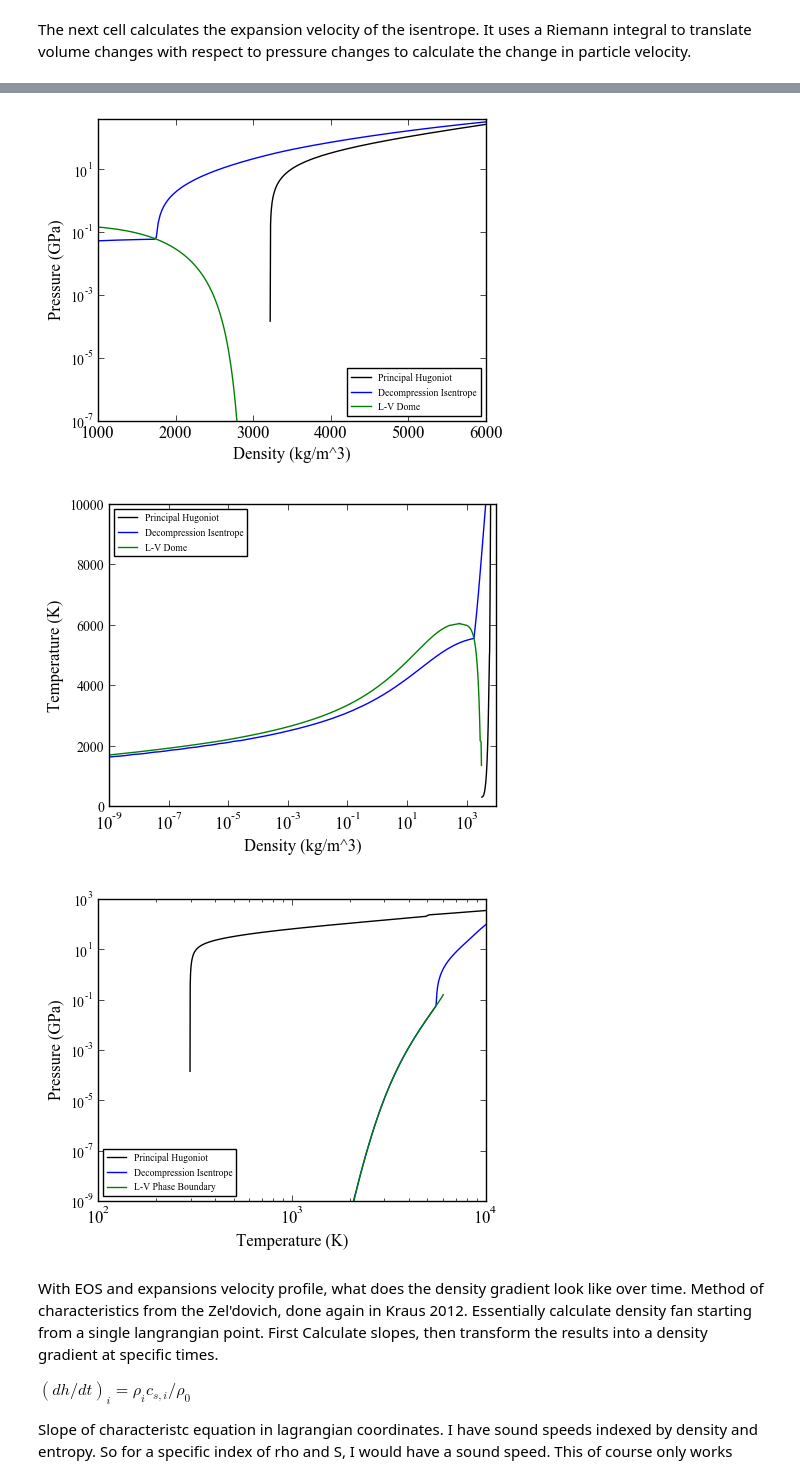
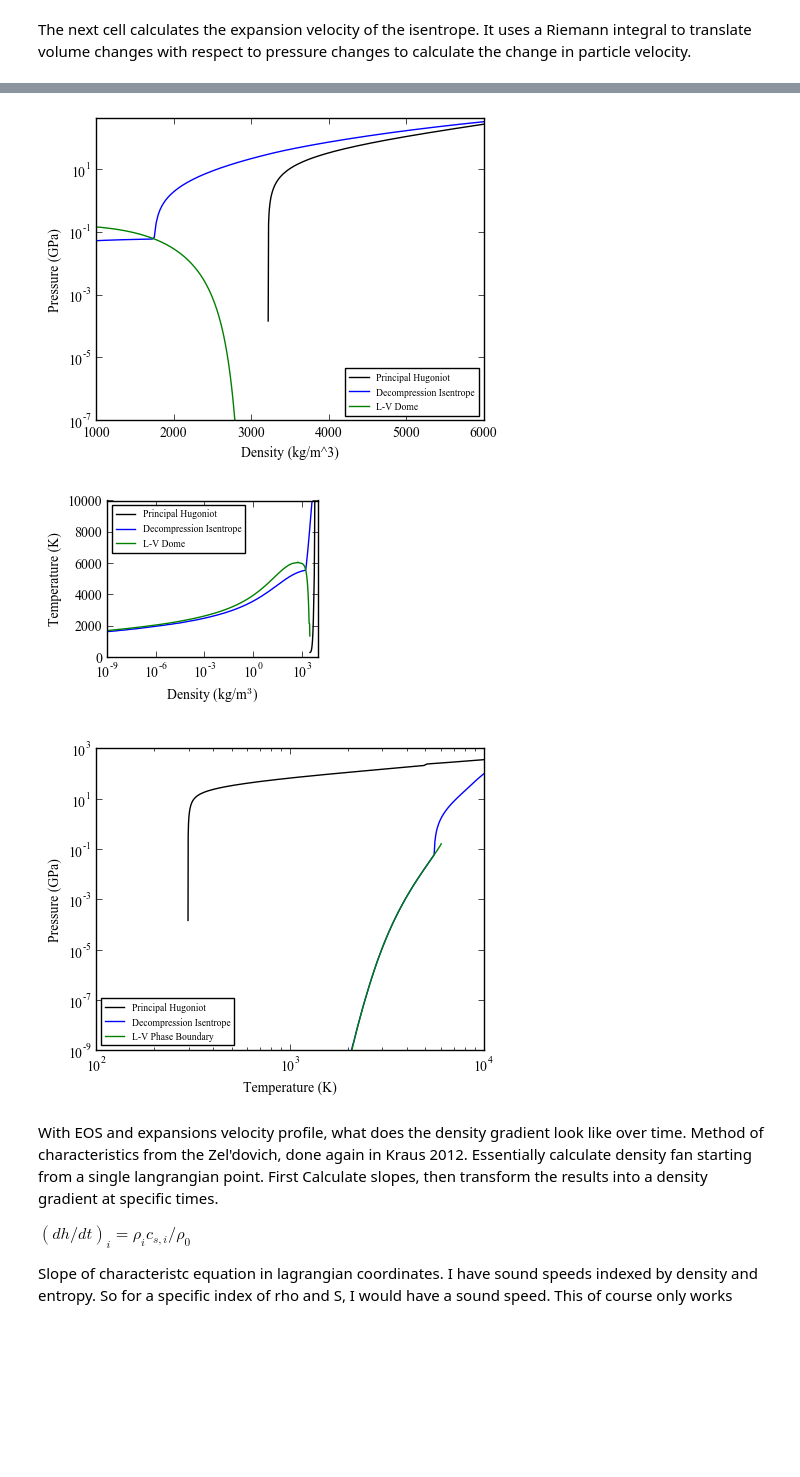
Before and after one commit to edavi006/Forsterite_Stagnation, a Jupyter notebook: L-V_Dome_DepressedTCalc.ipynb, the cells around one changed output, grey strips where cells are left out. Drawn from its saved outputs; the diff is of its cells as text; code cells hidden in the pictures; blank space fills up the shorter version.

```diff
--- a/L-V_Dome_DepressedTCalc.ipynb
+++ b/L-V_Dome_DepressedTCalc.ipynb
@@ -81,10 +81,10 @@ import eostable as eos
 
 ########Plot Parameters begin############3
 #These control font size in plots.
-params = {'legend.fontsize': 12,
-         'axes.labelsize': 12,
-         'axes.titlesize':12,
-         'xtick.labelsize':12,
+params = {'legend.fontsize': 10,
+         'axes.labelsize': 10,
+         'axes.titlesize':10,
+         'xtick.labelsize':10,
          'ytick.labelsize':10}
 from cycler import cycler
 plt.rcParams['axes.prop_cycle'] = cycler(color='bgrcmyk')
@@ -409,7 +409,8 @@ plt.xlim(1000,6000)
 plt.savefig('P_Rho_decompression_lin.pdf', format='pdf', dpi=1000)
 
 ##/t-rho###
-plt.figure()
+#plt.figure()
+plt.figure(figsize=[3,2.4])
 plt.plot(forsthug.rho,forsthug.T,'-',color='black',label='Principal Hugoniot')
 plt.plot(forstEOS.rho[:P_ind+1],forstEOS.T[S_ind,:P_ind+1],'-',color='blue',label='Decompression Isentrope')
 plt.plot(NewEOS.vc.rl*1000,NewEOS.vc.T,'-',color='green',label='L-V Dome')
@@ -420,12 +421,13 @@ plt.semilogx()
 
 
 plt.ylabel('Temperature (K)')
-plt.xlabel('Density (kg/m^3)')
+plt.xlabel('Density (kg/m$^3$)')
 plt.legend(loc='best', fontsize='x-small',numpoints=1,scatterpoints=1)
 
 #plt.xlim(0,20)
 plt.ylim(0,10000)
 plt.xlim(10**(-9),10000)
+plt.tight_layout()
 plt.savefig('T_Rho_decompression.pdf', format='pdf', dpi=1000)
 
 ##P-T###
@@ -456,6 +458,6 @@ plt.show()
-[figure, old version]
+[figure, new version]
-[figure, old version]
+[figure, new version]
-[figure, old version]
+[figure, new version]
 # %% [markdown]
 With EOS and expansions velocity profile, what does the density gradient look like over time. Method of characteristics from the Zel'dovich, done again in Kraus 2012. Essentially calculate density fan starting from a single langrangian point. First Calculate slopes, then transform the results into a density gradient at specific times.
 
```
Also changed, not shown: parts of 5 cells of this notebook, 14 other files.
